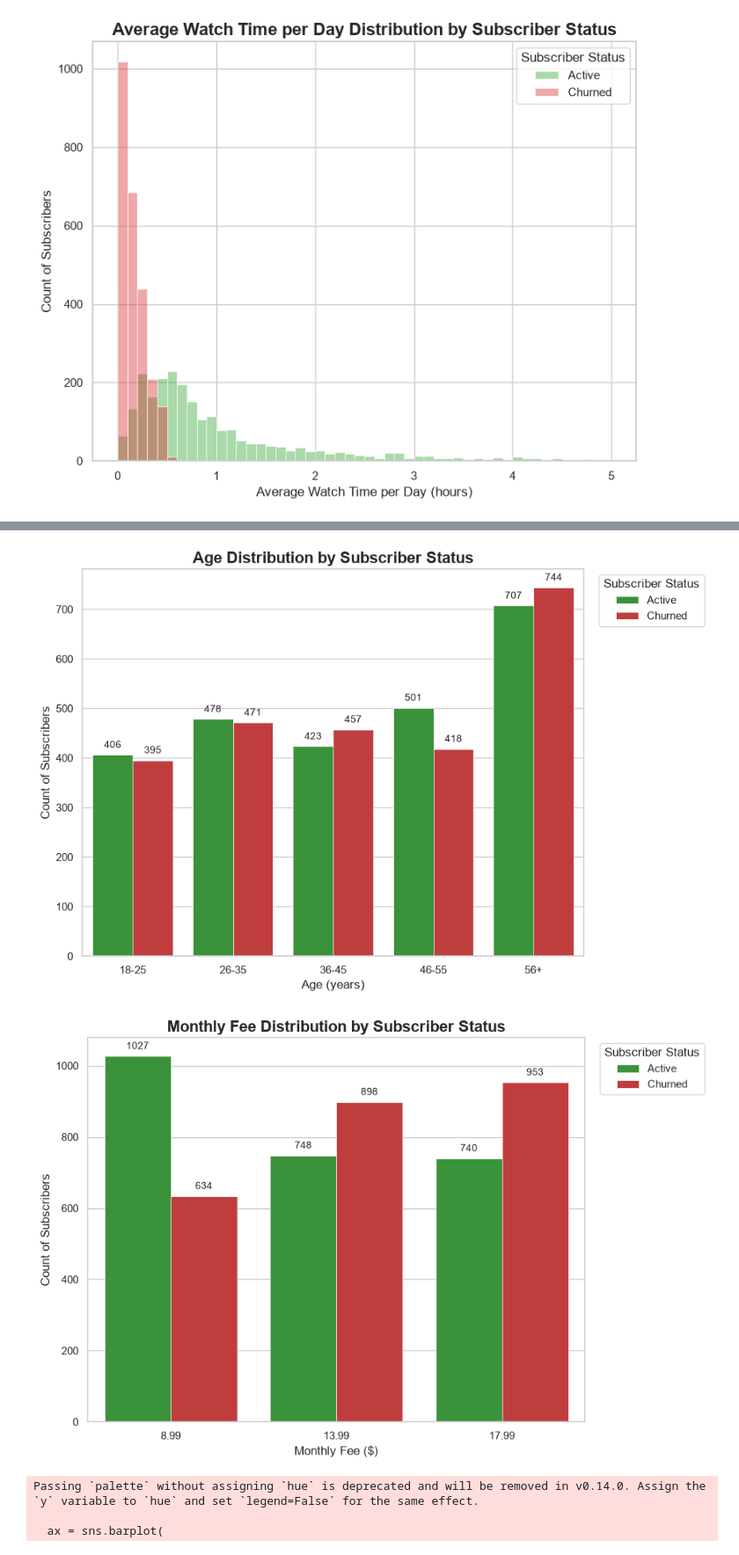
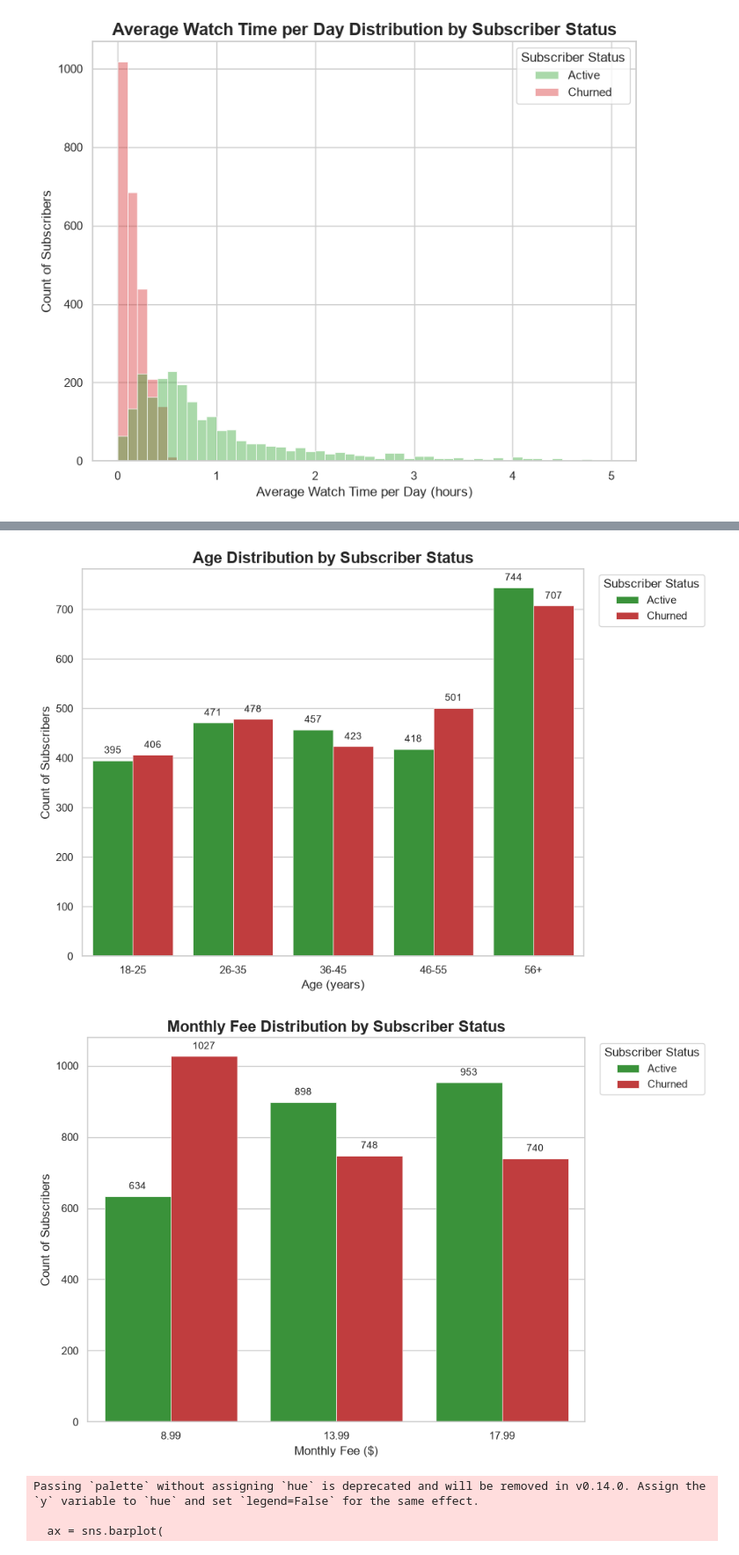
Before and after one commit to bogazc/netflix-customer-churn-analytics, a Jupyter notebook: notebooks/01_eda.ipynb, the cells around one changed output, grey strips where cells are left out. Shown at 88% size. Cells and saved outputs as stored; diff of their text form; code cells hidden in the pictures.

```diff
--- a/notebooks/01_eda.ipynb
+++ b/notebooks/01_eda.ipynb
@@ -77,6 +77,11 @@ dtype: int64
 df.duplicated().sum()
 # %% [output]
 np.int64(0)
+# %%
+df['status'] = pd.Categorical(
+    df['churned'].map({0: 'Active', 1: 'Churned'}),
+    categories=['Active', 'Churned']
+)
 # %%
 df['churned'].value_counts()
 # %% [output]
@@ -123,17 +128,15 @@ plt.show()
 # %% [output]
 [figure]
 # %%
-df['churn_rate'] = df['churned'].map({0: 'Active', 1: 'Churned'})
-
 plt.figure(figsize=(9, 7))
 
 sns.set_theme(style = "whitegrid")
 
-sns.histplot(data=df,
+ax = sns.histplot(data=df,
     x='avg_watch_time_per_day',
-    hue='churn_rate',
+    hue='status',
     binwidth=0.1,
-    palette = ['#d62728', '#2ca02c',],
+    palette = ['#2ca02c', '#d62728'],
     alpha = 0.4,
     edgecolor = 'white',
     linewidth = 0.5,
@@ -147,10 +150,7 @@ plt.title('Average Watch Time per Day Distribution by Subscriber Status',
     fontweight='bold'
 )
 
-plt.legend(title='Subscriber Status',
-    labels=['Active', 'Churned'],
-    loc='upper right'
-)
+sns.move_legend(ax, 'upper right', title='Subscriber Status')
 
 plt.xlabel('Average Watch Time per Day (hours)')
 plt.ylabel('Count of Subscribers')
@@ -164,17 +164,15 @@ plt.show()
 # %% [output]
 [figure]
 # %%
-df['churn_rate'] = df['churned'].map({0: 'Active', 1: 'Churned'})
-
 plt.figure(figsize=(9, 7))
 
 sns.set_theme(style = "whitegrid")
 
-sns.histplot(data=df,
+ax = sns.histplot(data=df,
     x='watch_hours',
-    hue='churn_rate',
+    hue='status',
     kde = True,
-    palette = ['#d62728', '#2ca02c',],
+    palette = ['#2ca02c', '#d62728'],
     alpha = 0.4,
 )
 
@@ -183,10 +181,7 @@ plt.title('Monthly Watch Hours Distribution by Subscriber Status',
     fontweight='bold'
 )
 
-plt.legend(title='Subscriber Status',
-    labels=['Active', 'Churned'],
-    loc='upper right'
-)
+sns.move_legend(ax, 'upper right', title='Subscriber Status')
 
 plt.xlabel('Monthly Watch Hours')
 plt.ylabel('Count of Subscribers')
@@ -202,6 +197,4 @@ plt.show()
 # %%
-df['churn_rate'] = df['churned'].map({0: 'Active', 1: 'Churned'})
-
 bins = [17, 25, 35, 45, 55, 100]
 labels = ['18-25', '26-35', '36-45', '46-55', '56+']
 df['age_group'] = pd.cut(df['age'], bins=bins, labels=labels)
@@ -213,7 +206,7 @@ sns.set_theme(style = "whitegrid")
 ax = sns.countplot(
     data=df,
     x='age_group',
-    hue='churn_rate',
+    hue='status',
     palette=['#2ca02c', '#d62728'],
     edgecolor='white',
     linewidth=0.5
@@ -244,10 +237,8 @@ plt.savefig('../reports/charts/age_distribution.png',
 
 plt.show()
 # %% [output]
-[figure, old version]
+[figure, new version]
 # %%
-df['churn_rate'] = df['churned'].map({0: 'Active', 1: 'Churned'})
-
 plt.figure(figsize=(9, 7))
 
 sns.set_theme(style = "whitegrid")
@@ -255,38 +246,38 @@ sns.set_theme(style = "whitegrid")
 ax = sns.countplot(
     data=df,
     x='monthly_fee',
-    hue='churn_rate',
+    hue='status',
     palette=['#2ca02c', '#d62728'],
     edgecolor='white',
     linewidth=0.5
 )
 
 for container in ax.containers:
     ax.bar_label(container, fontsize = 10, padding = 5)
 
 plt.title('Monthly Fee Distribution by Subscriber Status',
     fontsize=16,
     fontweight='bold'
 )
 
 plt.legend(title='Subscriber Status',
     labels=['Active', 'Churned'],
     loc='upper left',
     bbox_to_anchor=(1.02, 1),
     frameon=True
 )
 
 plt.xlabel('Monthly Fee ($)')
 plt.ylabel('Count of Subscribers')
 
 plt.savefig('../reports/charts/monthly_fee_distribution.png',
     dpi=300,
     bbox_inches='tight'
 )
 
 plt.show()
 # %% [output]
-[figure, old version]
+[figure, new version]
 # %%
 plt.figure(figsize=(9, 7))
 
```
Also changed, not shown: parts of 13 cells of this notebook, 15 other files.
